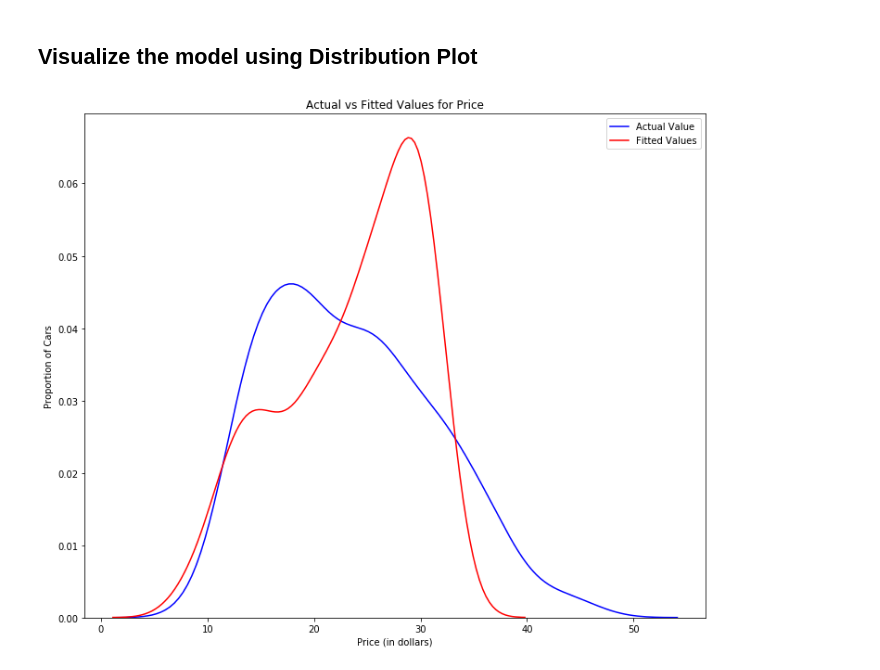
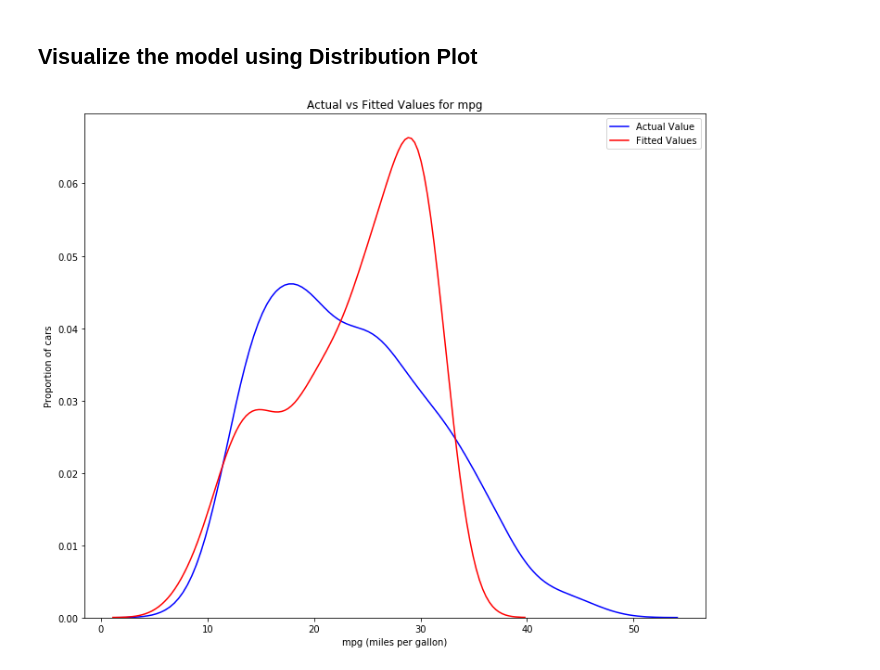
Before and after one commit to AmmaraRazzaq/ML-Regression, a Jupyter notebook: linearRegression.ipynb, the cells around one changed output. Drawn from its saved outputs; the diff is of its cells as text; code cells hidden in the pictures.

```diff
--- a/linearRegression.ipynb
+++ b/linearRegression.ipynb
@@ -73,18 +127,18 @@ import seaborn as sns
 # %%
 width=12
 height=10
 plt.figure(figsize=(width, height))
 
 
 ax1 = sns.distplot(df['mpg'], hist=False, color="b", label="Actual Value")
 sns.distplot(Yhat, hist=False, color="r", label="Fitted Values" , ax=ax1)
 
 
 plt.title('Actual vs Fitted Values for mpg')
 plt.xlabel('mpg (miles per gallon)')
-plt.ylabel('Proportion of ')
+plt.ylabel('Proportion of cars')
 
 plt.show()
 plt.close()
 # %% [output]
-[figure, old version]
+[figure, new version]
```
Also changed, not shown: parts of 17 cells of this notebook.
